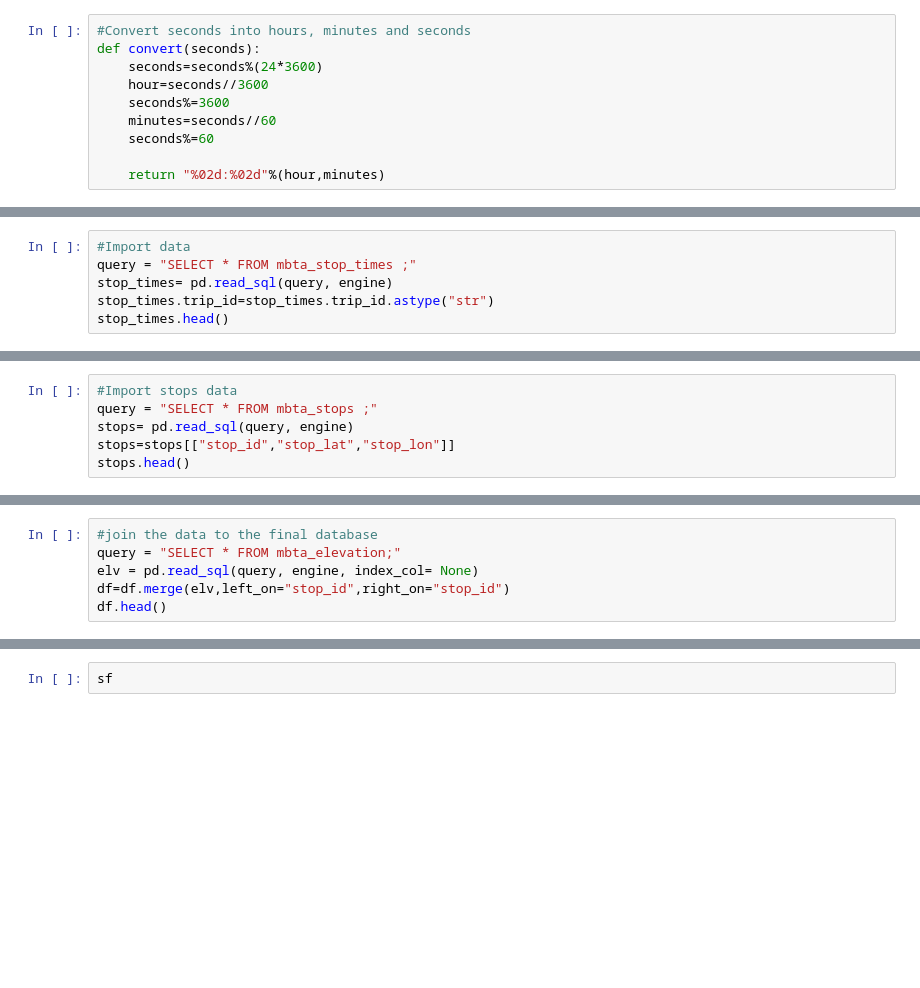
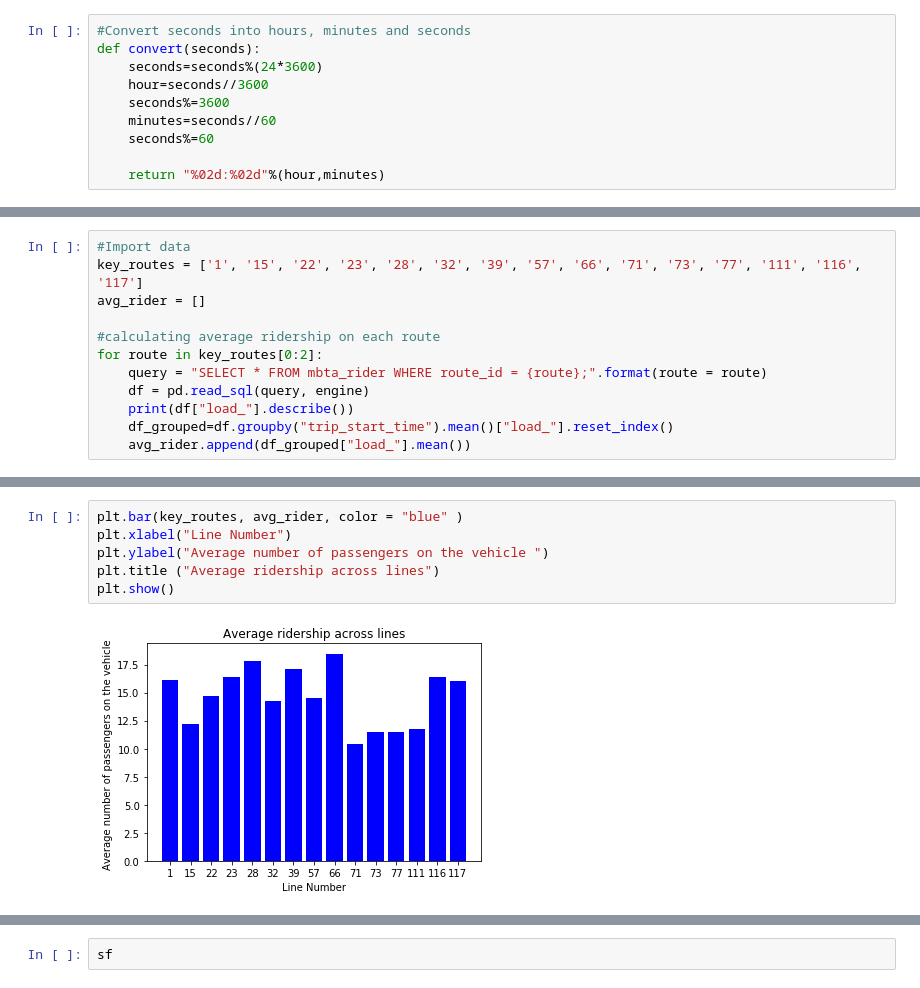
Before and after one commit to UpadhiV/evfleets, a Jupyter notebook: mbta_analysis.ipynb, the cells around one changed output, grey strips where cells are left out. Drawn from its saved outputs; the diff is of its cells as text; blank space fills up the shorter version.

```diff
--- a/mbta_analysis.ipynb
+++ b/mbta_analysis.ipynb
@@ -72,6 +36,0 @@ num_pax["hour"]=df_grouped.hour
-# %%
-#Import data
-query = "SELECT * FROM mbta_stop_times ;"
-stop_times= pd.read_sql(query, engine)
-stop_times.trip_id=stop_times.trip_id.astype("str")
-stop_times.head()
@@ -85,6 +36,0 @@ stop_times.head()
-# %%
-#Import stops data
-query = "SELECT * FROM mbta_stops ;"
-stops= pd.read_sql(query, engine)
-stops=stops[["stop_id","stop_lat","stop_lon"]]
-stops.head()
@@ -159,6 +36,0 @@ elv.to_sql('mbta_elevation',con=engine, index = False, if_exists = 'replace')
-# %%
-#join the data to the final database
-query = "SELECT * FROM mbta_elevation;"
-elv = pd.read_sql(query, engine, index_col= None)
-df=df.merge(elv,left_on="stop_id",right_on="stop_id")
-df.head()
@@ -224,0 +41,12 @@ data.head()
+# %%
+#Import data
+key_routes = ['1', '15', '22', '23', '28', '32', '39', '57', '66', '71', '73', '77', '111', '116', '117']
+avg_rider = []
+
+#calculating average ridership on each route
+for route in key_routes[0:2]:
+    query = "SELECT * FROM mbta_rider WHERE route_id = {route};".format(route = route)
+    df = pd.read_sql(query, engine)
+    print(df["load_"].describe())
+    df_grouped=df.groupby("trip_start_time").mean()["load_"].reset_index()
+    avg_rider.append(df_grouped["load_"].mean())
@@ -224,0 +72,8 @@ data.head()
+# %%
+plt.bar(key_routes, avg_rider, color = "blue" )
+plt.xlabel("Line Number")
+plt.ylabel("Average number of passengers on the vehicle ")
+plt.title ("Average ridership across lines")
+plt.show()
+# %% [output]
+[figure, added]
```
Also changed, not shown: parts of 65 cells of this notebook.
